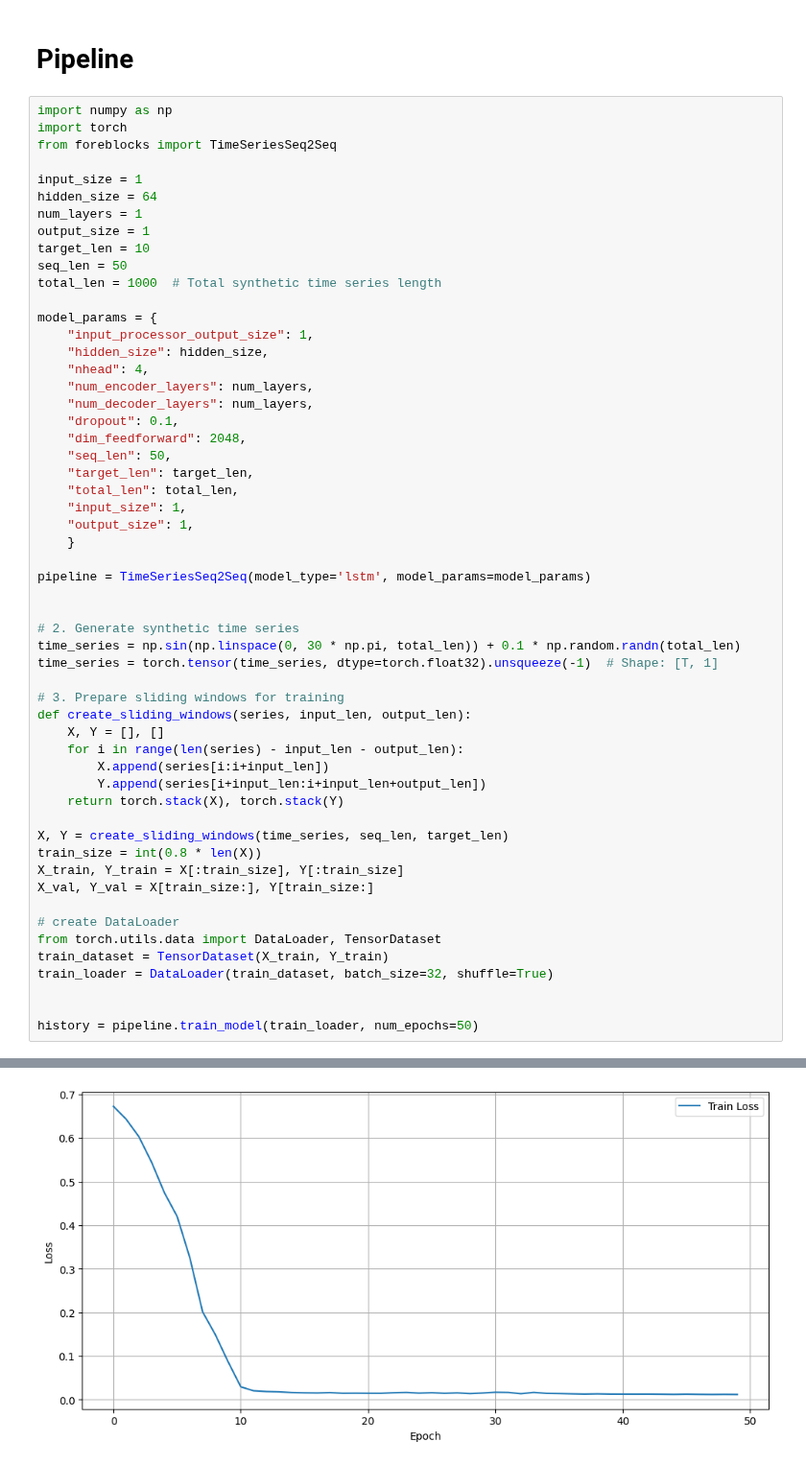
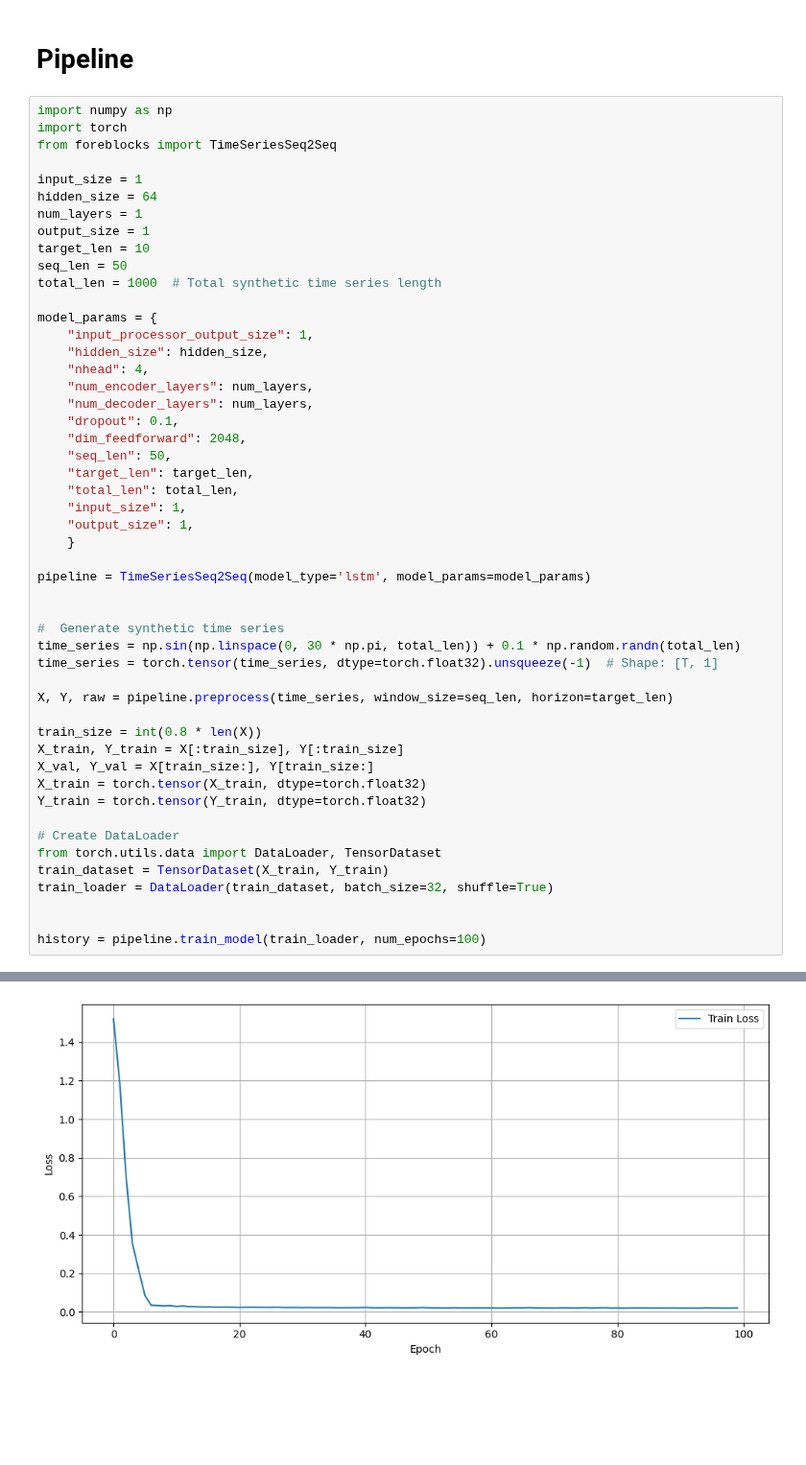
Before and after one commit to lseman/foreblocks, a Jupyter notebook: examples.ipynb, the cells around one changed output, grey strips where cells are left out. Shown at 96% size. Cells and saved outputs as stored; diff of their text form; blank space fills up the shorter version.

```diff
--- a/examples.ipynb
+++ b/examples.ipynb
@@ -307,29 +337,24 @@ model_params = {
 pipeline = TimeSeriesSeq2Seq(model_type='lstm', model_params=model_params)
 
 
-# 2. Generate synthetic time series
+#  Generate synthetic time series
 time_series = np.sin(np.linspace(0, 30 * np.pi, total_len)) + 0.1 * np.random.randn(total_len)
 time_series = torch.tensor(time_series, dtype=torch.float32).unsqueeze(-1)  # Shape: [T, 1]
 
-# 3. Prepare sliding windows for training
-def create_sliding_windows(series, input_len, output_len):
-    X, Y = [], []
-    for i in range(len(series) - input_len - output_len):
-        X.append(series[i:i+input_len])
-        Y.append(series[i+input_len:i+input_len+output_len])
-    return torch.stack(X), torch.stack(Y)
+X, Y, raw = pipeline.preprocess(time_series, window_size=seq_len, horizon=target_len)
 
-X, Y = create_sliding_windows(time_series, seq_len, target_len)
 train_size = int(0.8 * len(X))
 X_train, Y_train = X[:train_size], Y[:train_size]
 X_val, Y_val = X[train_size:], Y[train_size:]
+X_train = torch.tensor(X_train, dtype=torch.float32)
+Y_train = torch.tensor(Y_train, dtype=torch.float32)
 
-# create DataLoader
+# Create DataLoader
 from torch.utils.data import DataLoader, TensorDataset
 train_dataset = TensorDataset(X_train, Y_train)
 train_loader = DataLoader(train_dataset, batch_size=32, shuffle=True)
 
 
-history = pipeline.train_model(train_loader, num_epochs=50)
+history = pipeline.train_model(train_loader, num_epochs=100)
 # %% [output]
 Warning: Using custom VSGD optimizer.
@@ -336 +363 @@ Warning: Using custom VSGD optimizer.
-[figure, old version]
+[figure, new version]
```
Also changed, not shown: parts of 7 cells of this notebook, 4 other files.
